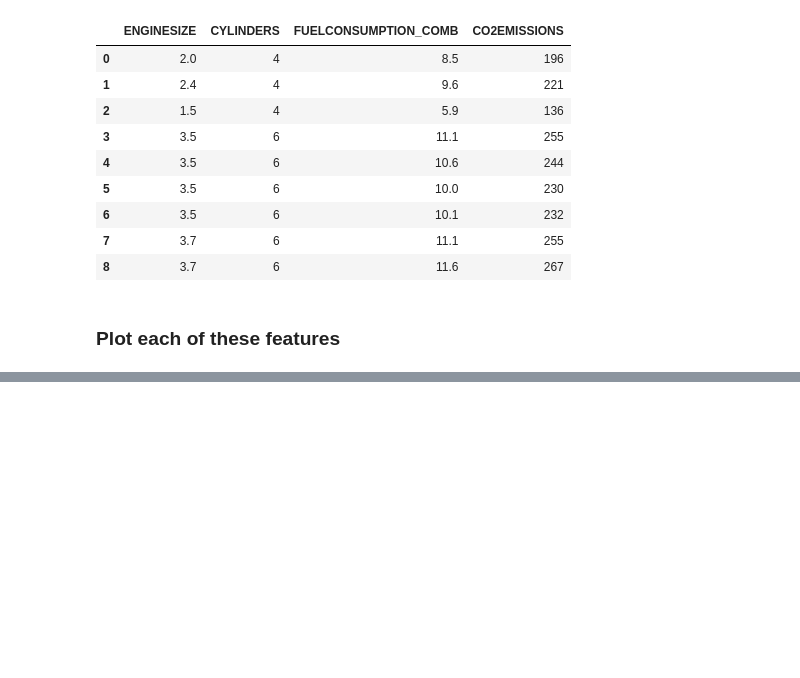
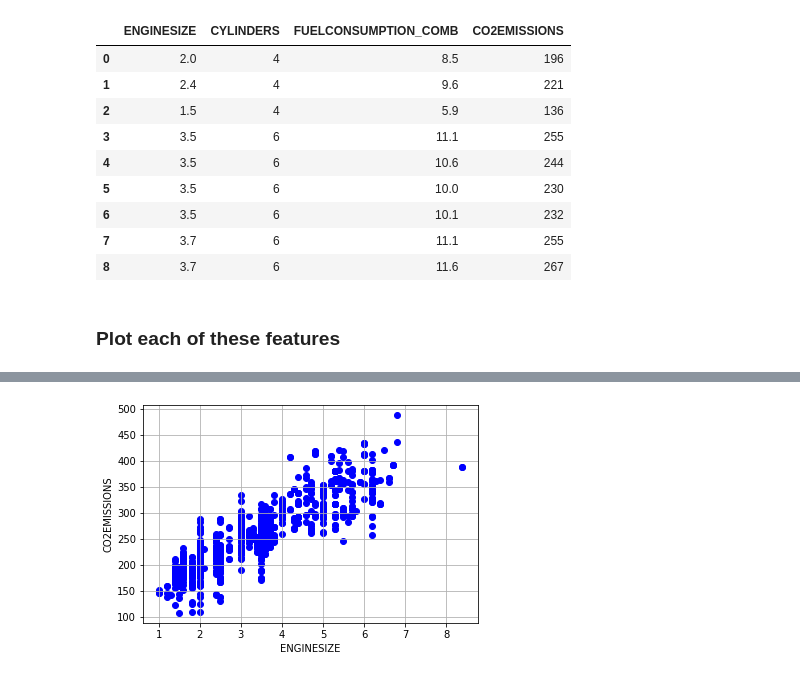
Before and after one commit to tasnuvaleeya/ml-cognitive, a Jupyter notebook: Simple Linear Regression.ipynb, the cells around one changed output, grey strips where cells are left out. Saved outputs shown, nothing was run; the diff lists cells and outputs as text; code cells hidden in the pictures; blank space fills up the shorter version.

```diff
--- a/Simple Linear Regression.ipynb
+++ b/Simple Linear Regression.ipynb
@@ -79,0 +100,8 @@ figure1 =
+# %%
+plt.scatter(new_dataframe.ENGINESIZE, new_dataframe.CO2EMISSIONS, color='blue')
+plt.xlabel("ENGINESIZE")
+plt.ylabel("CO2EMISSIONS")
+plt.grid()
+plt.show()
+# %% [output]
+[figure, added]
```
Also changed, not shown: parts of 18 cells of this notebook.
